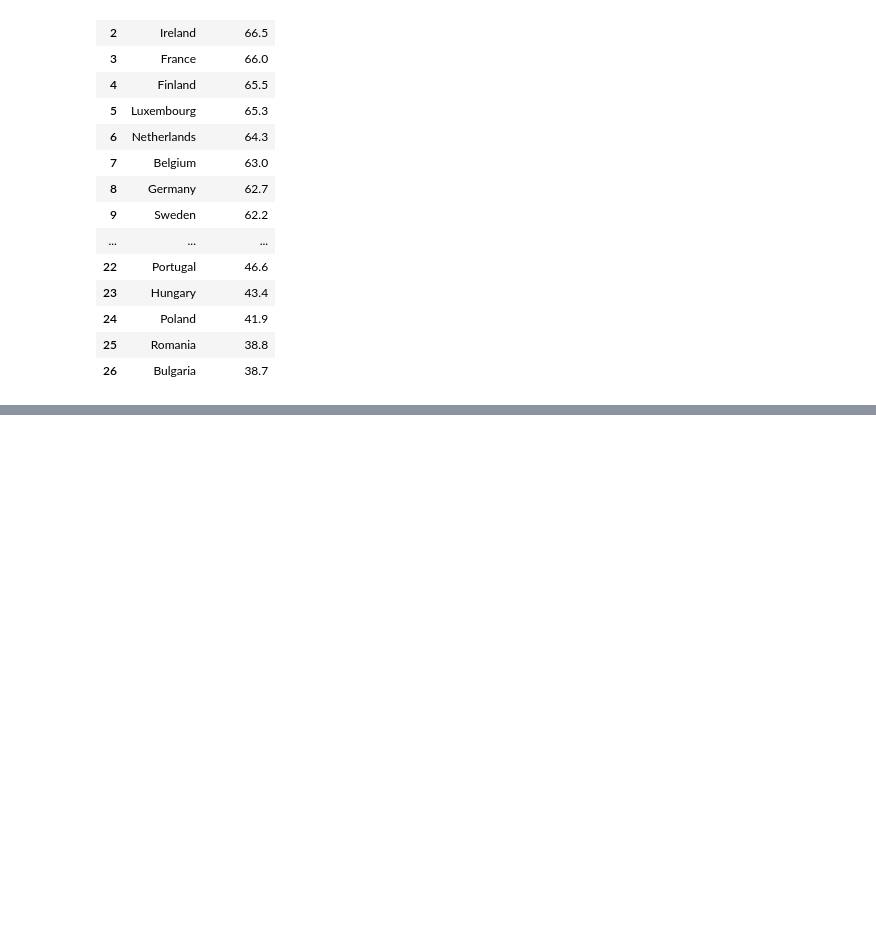
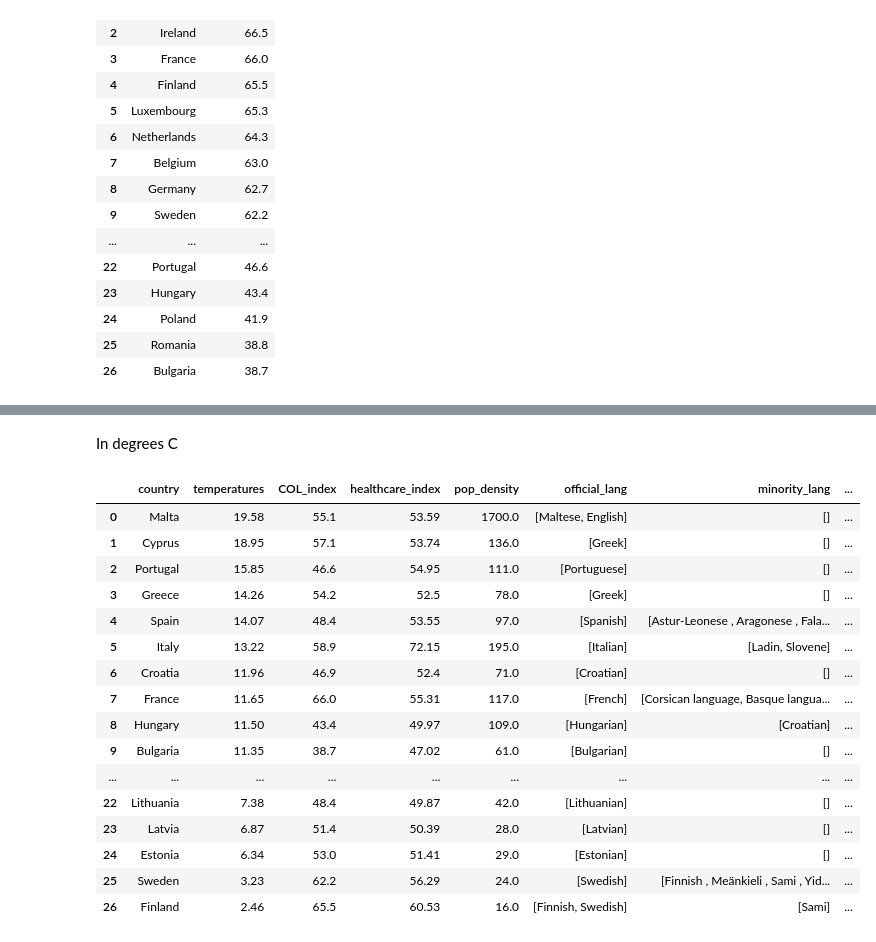
Before and after one commit to coyne1313/cs4973_project, a Jupyter notebook: Data Exploration/wikipedia_data.ipynb, the cells around one changed output, grey strips where cells are left out. Cells and saved outputs as stored; diff of their text form; code cells hidden in the pictures; blank space fills up the shorter version.

Commit message:
merging wiki data

```diff
--- a/Data Exploration/wikipedia_data.ipynb
+++ b/Data Exploration/wikipedia_data.ipynb
@@ -106,7 +85,8 @@ for row in rows:
         countries.append(country)
         pop_density.append(pop_dens_km)
 
-pd.DataFrame({"country" : countries, "pop_density" : pop_density})
+pop_density_df = pd.DataFrame({"country" : countries, "pop_density" : pop_density})
+pop_density_df
 # %% [output]
 |  | country | pop_density |
 | 0 | Malta | 1700.0 |
@@ -146,7 +126,8 @@ for tr in healthcare_soup.find_all("table")[1].find_all("tr")[1:]:
         countries.append(country)
         scores.append(score)
 
-pd.DataFrame({"country" : countries, "healthcare_index" : scores})
+healthcare_index_df = pd.DataFrame({"country" : countries, "healthcare_index" : scores})
+healthcare_index_df
 # %% [output]
 |  | country | healthcare_index |
 | 0 | Sweden | 56.29 |
@@ -185,7 +166,8 @@ for tr in col_soup.find_all("table")[1].find_all("tr")[1:]:
         countries.append(country)
         scores.append(col)
 
-pd.DataFrame({"country" : countries, "COL_index" : scores})
+COL_df = pd.DataFrame({"country" : countries, "COL_index" : scores})
+COL_df
 # %% [output]
 |  | country | COL_index |
 | 0 | Denmark | 75.2 |
@@ -211,11 +197,16 @@ html = requests.get(url).text
 
 temp_soup = BeautifulSoup(html)
 # %%
+countries = []
+temps = []
 for tr in temp_soup.find_all("tbody")[0].find_all("tr")[1:]:
     data = tr.find_all("td")
-    country = data[1].text
+    country = data[1].text.strip()
     temp = re.sub(r'[^0-9.]', "", data[2].text.split(" ")[0])
     if country in eu_countries:
         countries.append(country)
-        temps
+        temps.append(temp)
+
+temperature_df = pd.DataFrame({"country" : countries, "temperatures" : temps})
+temperature_df
 # %% [output]
@@ -238,0 +230,29 @@ for tr in temp_soup.find_all("tbody")[0].find_all("tr")[1:]:
+# %% [markdown]
+In degrees C
+# %%
+dfs = [temperature_df, COL_df, healthcare_index_df, pop_density_df, languages]
+
+merged_df = pd.merge(temperature_df, COL_df, left_on="country", right_on="country")
+for df in dfs[2:]:
+    merged_df = pd.merge(merged_df, df, left_on="country", right_on="country")
+
+merged_df.to_csv("./Data/wiki_data.csv", index=False)
+merged_df
+# %% [output]
+|  | country | temperatures | COL_index | healthcare_index | pop_density | official_lang | minority_lang | ... |
+| 0 | Malta | 19.58 | 55.1 | 53.59 | 1700.0 | [Maltese, English] | [] | ... |
+| 1 | Cyprus | 18.95 | 57.1 | 53.74 | 136.0 | [Greek] | [] | ... |
+| 2 | Portugal | 15.85 | 46.6 | 54.95 | 111.0 | [Portuguese] | [] | ... |
+| 3 | Greece | 14.26 | 54.2 | 52.5 | 78.0 | [Greek] | [] | ... |
+| 4 | Spain | 14.07 | 48.4 | 53.55 | 97.0 | [Spanish] | [Astur-Leonese , Aragonese , Fala... | ... |
+| 5 | Italy | 13.22 | 58.9 | 72.15 | 195.0 | [Italian] | [Ladin, Slovene] | ... |
+| 6 | Croatia | 11.96 | 46.9 | 52.4 | 71.0 | [Croatian] | [] | ... |
+| 7 | France | 11.65 | 66.0 | 55.31 | 117.0 | [French] | [Corsican language, Basque langua... | ... |
+| 8 | Hungary | 11.50 | 43.4 | 49.97 | 109.0 | [Hungarian] | [Croatian] | ... |
+| 9 | Bulgaria | 11.35 | 38.7 | 47.02 | 61.0 | [Bulgarian] | [] | ... |
+| ... | ... | ... | ... | ... | ... | ... | ... | ... |
+| 22 | Lithuania | 7.38 | 48.4 | 49.87 | 42.0 | [Lithuanian] | [] | ... |
+| 23 | Latvia | 6.87 | 51.4 | 50.39 | 28.0 | [Latvian] | [] | ... |
+| 24 | Estonia | 6.34 | 53.0 | 51.41 | 29.0 | [Estonian] | [] | ... |
+| 25 | Sweden | 3.23 | 62.2 | 56.29 | 24.0 | [Swedish] | [Finnish , Meänkieli , Sami , Yid... | ... |
+| 26 | Finland | 2.46 | 65.5 | 60.53 | 16.0 | [Finnish, Swedish] | [Sami] | ... |
```
Also changed, not shown: parts of 5 cells of this notebook, 1 other file.
